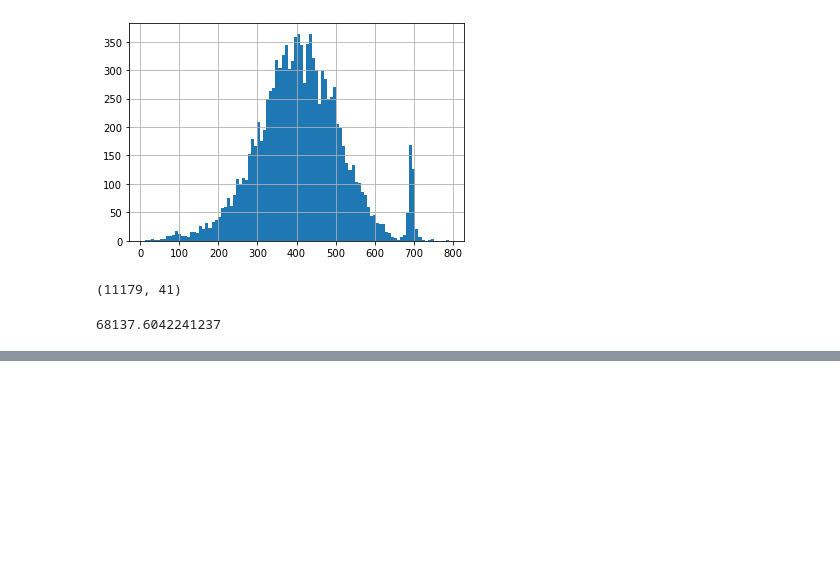
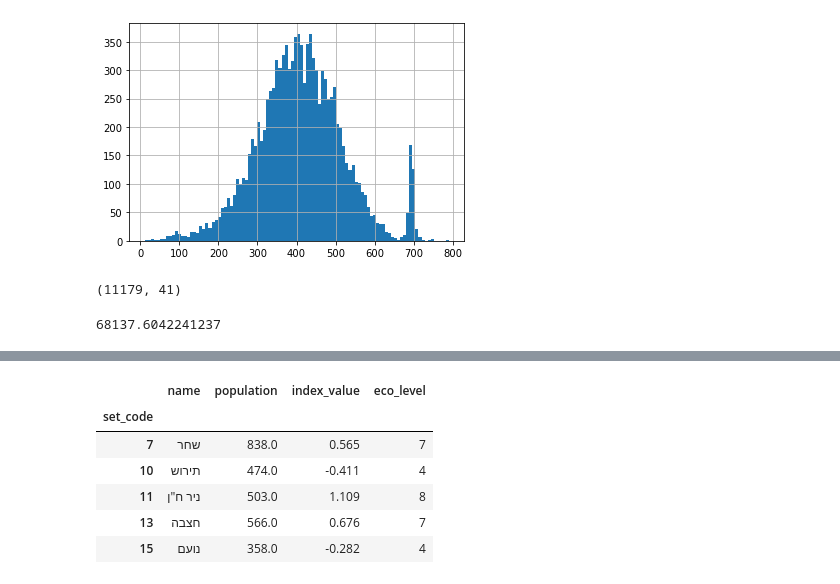
Before and after one commit to orzuk/ElectionsDataAnalysis, a Jupyter notebook: ReadElectionData.ipynb, the cells around one changed output, grey strips where cells are left out. Drawn from its saved outputs; the diff is of its cells as text; code cells hidden in the pictures; blank space fills up the shorter version.

```diff
--- a/ReadElectionData.ipynb
+++ b/ReadElectionData.ipynb
@@ -420,0 +520,13 @@ df_2020_ballots_raw.shape
+# %%
+# New file:
+# df_soc_eco = pd.read_csv(os.path.join(DEM_PATH, r'hevrati_calcali_set.csv'), index_col='set_code') # , encoding='utf-8')
+df_soc_eco = pd.read_excel(os.path.join(DEM_PATH, r'hevrati_calcali_set.xlsx'), index_col='set_code').sort_index()  # 'iso-8859-8',# , encoding='utf-8')
+df_soc_eco.head()
+# %% [output]
+|  | name | population | index_value | eco_level |
+| set_code |  |  |  |  |
+| 7 | שחר | 838.0 | 0.565 | 7 |
+| 10 | תירוש | 474.0 | -0.411 | 4 |
+| 11 | ניר ח"ן | 503.0 | 1.109 | 8 |
+| 13 | חצבה | 566.0 | 0.676 | 7 |
+| 15 | נועם | 358.0 | -0.282 | 4 |
```
Also changed, not shown: parts of 12 cells of this notebook.
